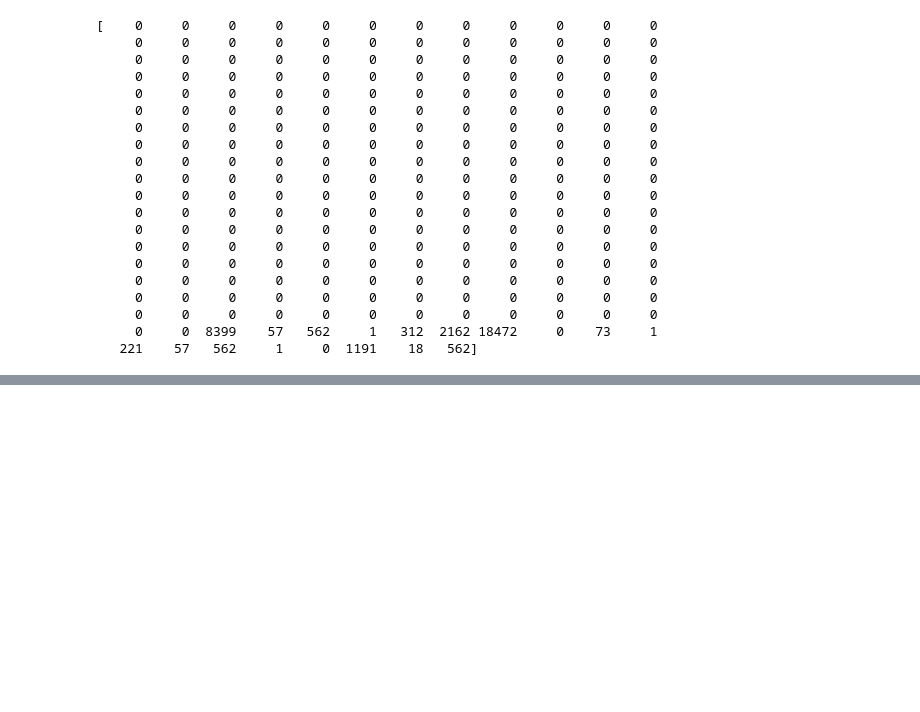
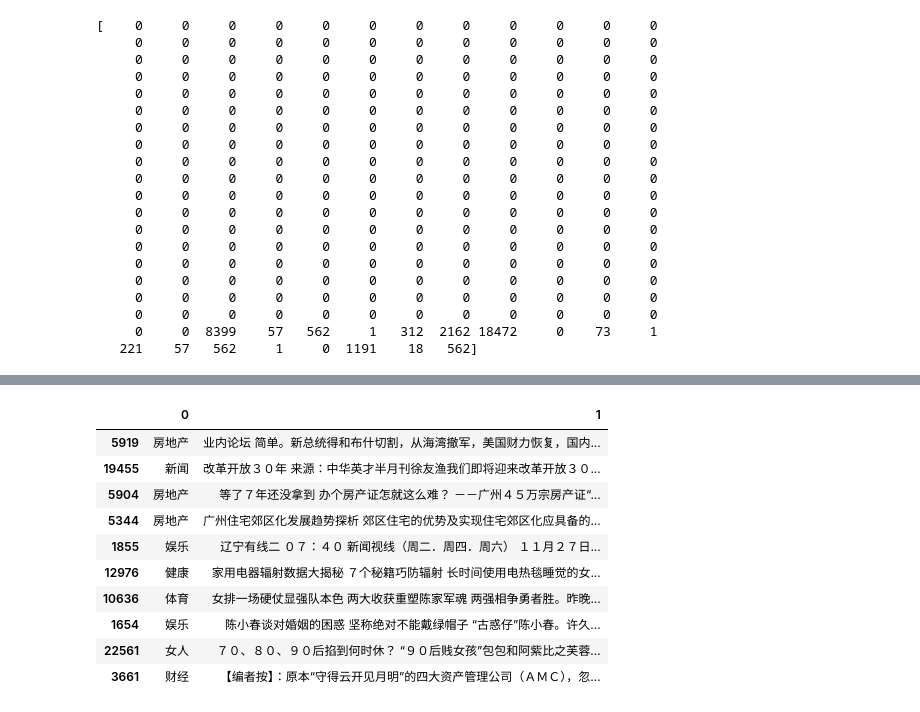
Before and after one commit to aircov/-, a Jupyter notebook: data_nlp/TextClassification2.ipynb, the cells around one changed output, grey strips where cells are left out. Saved outputs shown, nothing was run; the diff lists cells and outputs as text; code cells hidden in the pictures; blank space fills up the shorter version.

```diff
--- a/data_nlp/TextClassification2.ipynb
+++ b/data_nlp/TextClassification2.ipynb
@@ -303,0 +509,7 @@ Using TensorFlow backend.
+# %%
+#训练集数据共有24000条，测试集数据共有12000条
+import pandas as pd
+#加载训练集到变量train_df中，并打印训练集前5行，代码如下。
+#read_csv方法中有3个参数，第1个参数是加载文本文件的路径，第2个关键字参数sep是分隔符，第3个关键字参数header是文本文件的第1行是否为字段名。
+train_df = pd.read_csv('./data/sohu_train.txt', sep='\t', header=None)
+train_df.head()
@@ -303,0 +523,14 @@ Using TensorFlow backend.
+# %%
+train_df.sample(10)
+# %% [output]
+|  | 0 | 1 |
+| 5919 | 房地产 | 业内论坛 简单。新总统得和布什切割，从海湾撤军，美国财力恢复，国内... |
+| 19455 | 新闻 | 改革开放３０年 来源：中华英才半月刊徐友渔我们即将迎来改革开放３０... |
+| 5904 | 房地产 | 等了７年还没拿到 办个房产证怎就这么难？ －－广州４５万宗房产证“... |
+| 5344 | 房地产 | 广州住宅郊区化发展趋势探析 郊区住宅的优势及实现住宅郊区化应具备的... |
+| 1855 | 娱乐 | 辽宁有线二 ０７：４０ 新闻视线（周二．周四．周六） １１月２７日... |
+| 12976 | 健康 | 家用电器辐射数据大揭秘 ７个秘籍巧防辐射 长时间使用电热毯睡觉的女... |
+| 10636 | 体育 | 女排一场硬仗显强队本色 两大收获重塑陈家军魂 两强相争勇者胜。昨晚... |
+| 1654 | 娱乐 | 陈小春谈对婚姻的困惑 坚称绝对不能戴绿帽子 “古惑仔”陈小春。许久... |
+| 22561 | 女人 | ７０、８０、９０后掐到何时休？ “９０后贱女孩”包包和阿紫比之芙蓉... |
+| 3661 | 财经 | 【编者按】：原本“守得云开见月明”的四大资产管理公司（ＡＭＣ），忽... |
```
Also changed, not shown: parts of 32 cells of this notebook.
